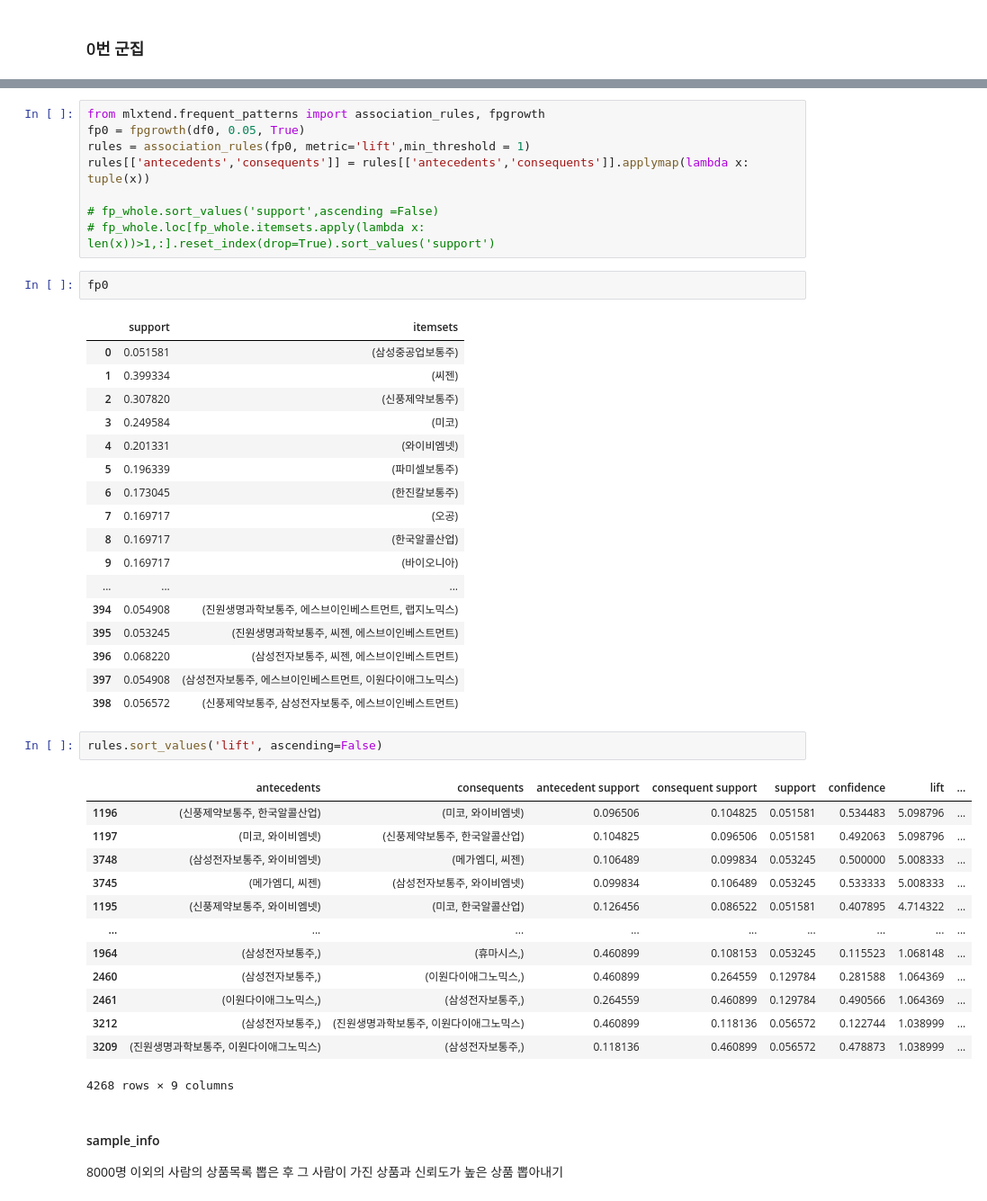
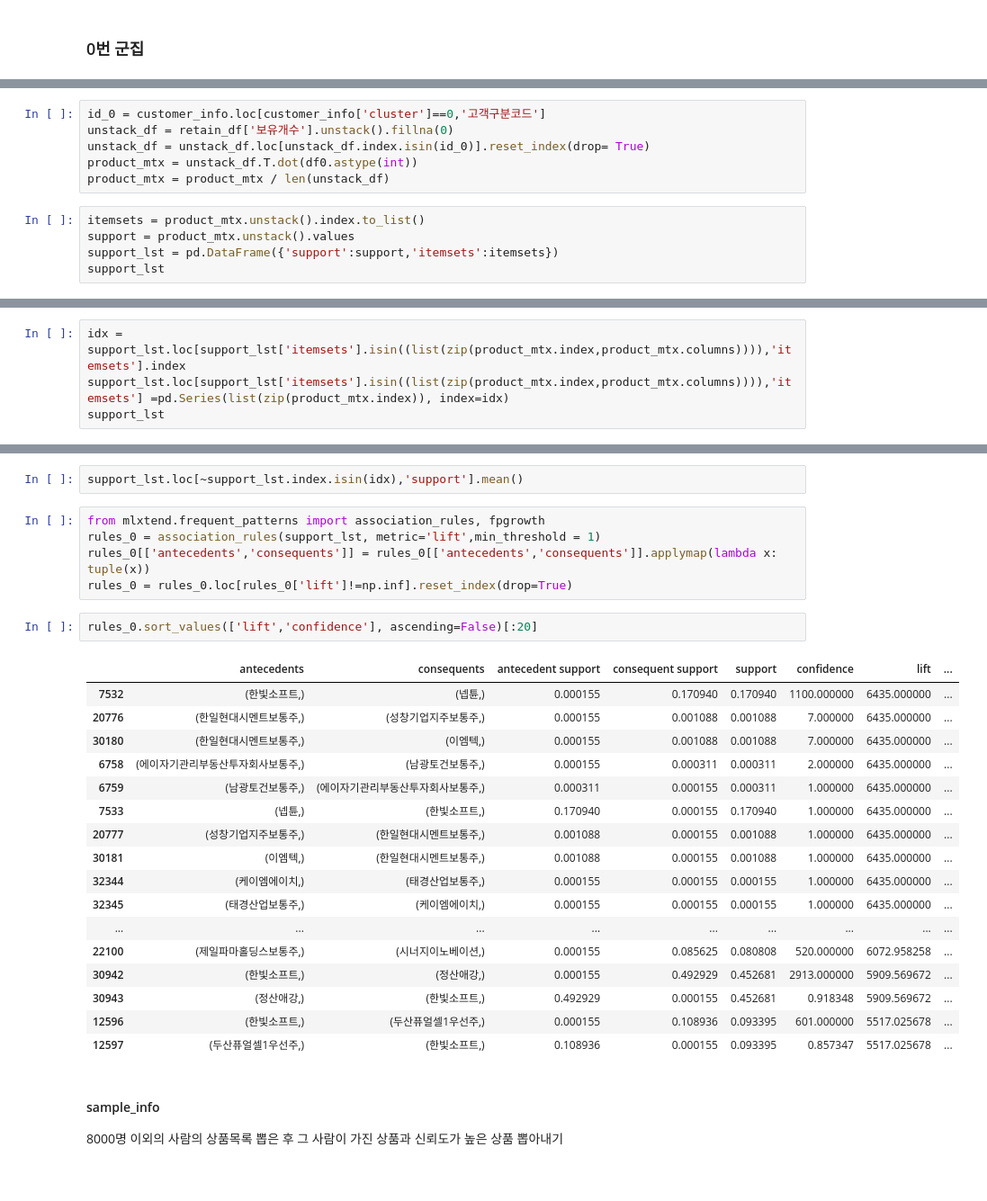
Before and after one commit to christine127/Portfolio_Recommendation_Project, a Jupyter notebook: 알고리즘.ipynb, the cells around one changed output, grey strips where cells are left out. Shown at 90% size. Saved outputs shown, nothing was run; the diff lists cells and outputs as text; blank space fills up the shorter version.

```diff
--- a/알고리즘.ipynb
+++ b/알고리즘.ipynb
@@ -299,0 +258,11 @@ fp_0.sort_values('support',ascending =False)
+# %%
+id_0 = customer_info.loc[customer_info['cluster']==0,'고객구분코드']
+unstack_df = retain_df['보유개수'].unstack().fillna(0)
+unstack_df = unstack_df.loc[unstack_df.index.isin(id_0)].reset_index(drop= True)
+product_mtx = unstack_df.T.dot(df0.astype(int))
+product_mtx = product_mtx / len(unstack_df)
+# %%
+itemsets = product_mtx.unstack().index.to_list()
+support = product_mtx.unstack().values
+support_lst = pd.DataFrame({'support':support,'itemsets':itemsets})
+support_lst
@@ -299,0 +283,4 @@ fp_0.sort_values('support',ascending =False)
+# %%
+idx = support_lst.loc[support_lst['itemsets'].isin((list(zip(product_mtx.index,product_mtx.columns)))),'itemsets'].index
+support_lst.loc[support_lst['itemsets'].isin((list(zip(product_mtx.index,product_mtx.columns)))),'itemsets'] =pd.Series(list(zip(product_mtx.index)), index=idx)
+support_lst
@@ -300,47 +301,30 @@ fp_0.sort_values('support',ascending =False)
+# %%
+support_lst.loc[~support_lst.index.isin(idx),'support'].mean()
 # %%
 from mlxtend.frequent_patterns import association_rules, fpgrowth
-fp0 = fpgrowth(df0, 0.05, True)
-rules = association_rules(fp0, metric='lift',min_threshold = 1)
-rules[['antecedents','consequents']] = rules[['antecedents','consequents']].applymap(lambda x: tuple(x))
-
-# fp_whole.sort_values('support',ascending =False)
-# fp_whole.loc[fp_whole.itemsets.apply(lambda x: len(x))>1,:].reset_index(drop=True).sort_values('support')
+rules_0 = association_rules(support_lst, metric='lift',min_threshold = 1)
+rules_0[['antecedents','consequents']] = rules_0[['antecedents','consequents']].applymap(lambda x: tuple(x))
+rules_0 = rules_0.loc[rules_0['lift']!=np.inf].reset_index(drop=True)
-# %%
-fp0
-# %% [output]
-|  | support | itemsets |
-| 0 | 0.051581 | (삼성중공업보통주) |
-| 1 | 0.399334 | (씨젠) |
-| 2 | 0.307820 | (신풍제약보통주) |
-| 3 | 0.249584 | (미코) |
-| 4 | 0.201331 | (와이비엠넷) |
-| 5 | 0.196339 | (파미셀보통주) |
-| 6 | 0.173045 | (한진칼보통주) |
-| 7 | 0.169717 | (오공) |
-| 8 | 0.169717 | (한국알콜산업) |
-| 9 | 0.169717 | (바이오니아) |
-| ... | ... | ... |
-| 394 | 0.054908 | (진원생명과학보통주, 에스브이인베스트먼트, 랩지노믹스) |
-| 395 | 0.053245 | (진원생명과학보통주, 씨젠, 에스브이인베스트먼트) |
-| 396 | 0.068220 | (삼성전자보통주, 씨젠, 에스브이인베스트먼트) |
-| 397 | 0.054908 | (삼성전자보통주, 에스브이인베스트먼트, 이원다이애그노믹스) |
-| 398 | 0.056572 | (신풍제약보통주, 삼성전자보통주, 에스브이인베스트먼트) |
 # %%
-rules.sort_values('lift', ascending=False)
+rules_0.sort_values(['lift','confidence'], ascending=False)[:20]
 # %% [output]
 |  | antecedents | consequents | antecedent support | consequent support | support | confidence | lift | ... |
-| 1196 | (신풍제약보통주, 한국알콜산업) | (미코, 와이비엠넷) | 0.096506 | 0.104825 | 0.051581 | 0.534483 | 5.098796 | ... |
-| 1197 | (미코, 와이비엠넷) | (신풍제약보통주, 한국알콜산업) | 0.104825 | 0.096506 | 0.051581 | 0.492063 | 5.098796 | ... |
-| 3748 | (삼성전자보통주, 와이비엠넷) | (메가엠디, 씨젠) | 0.106489 | 0.099834 | 0.053245 | 0.500000 | 5.008333 | ... |
-| 3745 | (메가엠디, 씨젠) | (삼성전자보통주, 와이비엠넷) | 0.099834 | 0.106489 | 0.053245 | 0.533333 | 5.008333 | ... |
-| 1195 | (신풍제약보통주, 와이비엠넷) | (미코, 한국알콜산업) | 0.126456 | 0.086522 | 0.051581 | 0.407895 | 4.714322 | ... |
+| 7532 | (한빛소프트,) | (넵튠,) | 0.000155 | 0.170940 | 0.170940 | 1100.000000 | 6435.000000 | ... |
+| 20776 | (한일현대시멘트보통주,) | (성창기업지주보통주,) | 0.000155 | 0.001088 | 0.001088 | 7.000000 | 6435.000000 | ... |
+| 30180 | (한일현대시멘트보통주,) | (이엠텍,) | 0.000155 | 0.001088 | 0.001088 | 7.000000 | 6435.000000 | ... |
+| 6758 | (에이자기관리부동산투자회사보통주,) | (남광토건보통주,) | 0.000155 | 0.000311 | 0.000311 | 2.000000 | 6435.000000 | ... |
+| 6759 | (남광토건보통주,) | (에이자기관리부동산투자회사보통주,) | 0.000311 | 0.000155 | 0.000311 | 1.000000 | 6435.000000 | ... |
+| 7533 | (넵튠,) | (한빛소프트,) | 0.170940 | 0.000155 | 0.170940 | 1.000000 | 6435.000000 | ... |
+| 20777 | (성창기업지주보통주,) | (한일현대시멘트보통주,) | 0.001088 | 0.000155 | 0.001088 | 1.000000 | 6435.000000 | ... |
+| 30181 | (이엠텍,) | (한일현대시멘트보통주,) | 0.001088 | 0.000155 | 0.001088 | 1.000000 | 6435.000000 | ... |
+| 32344 | (케이엠에이치,) | (태경산업보통주,) | 0.000155 | 0.000155 | 0.000155 | 1.000000 | 6435.000000 | ... |
+| 32345 | (태경산업보통주,) | (케이엠에이치,) | 0.000155 | 0.000155 | 0.000155 | 1.000000 | 6435.000000 | ... |
 | ... | ... | ... | ... | ... | ... | ... | ... | ... |
-| 1964 | (삼성전자보통주,) | (휴마시스,) | 0.460899 | 0.108153 | 0.053245 | 0.115523 | 1.068148 | ... |
-| 2460 | (삼성전자보통주,) | (이원다이애그노믹스,) | 0.460899 | 0.264559 | 0.129784 | 0.281588 | 1.064369 | ... |
-| 2461 | (이원다이애그노믹스,) | (삼성전자보통주,) | 0.264559 | 0.460899 | 0.129784 | 0.490566 | 1.064369 | ... |
-| 3212 | (삼성전자보통주,) | (진원생명과학보통주, 이원다이애그노믹스) | 0.460899 | 0.118136 | 0.056572 | 0.122744 | 1.038999 | ... |
-| 3209 | (진원생명과학보통주, 이원다이애그노믹스) | (삼성전자보통주,) | 0.118136 | 0.460899 | 0.056572 | 0.478873 | 1.038999 | ... |
+| 22100 | (제일파마홀딩스보통주,) | (시너지이노베이션,) | 0.000155 | 0.085625 | 0.080808 | 520.000000 | 6072.958258 | ... |
+| 30942 | (한빛소프트,) | (정산애강,) | 0.000155 | 0.492929 | 0.452681 | 2913.000000 | 5909.569672 | ... |
+| 30943 | (정산애강,) | (한빛소프트,) | 0.492929 | 0.000155 | 0.452681 | 0.918348 | 5909.569672 | ... |
+| 12596 | (한빛소프트,) | (두산퓨얼셀1우선주,) | 0.000155 | 0.108936 | 0.093395 | 601.000000 | 5517.025678 | ... |
+| 12597 | (두산퓨얼셀1우선주,) | (한빛소프트,) | 0.108936 | 0.000155 | 0.093395 | 0.857347 | 5517.025678 | ... |
-4268 rows × 9 columns
 # %% [markdown]
 #### sample_info
 8000명 이외의 사람의 상품목록 뽑은 후 그 사람이 가진 상품과 신뢰도가 높은 상품 뽑아내기
```
Also changed, not shown: parts of 12 cells of this notebook.
